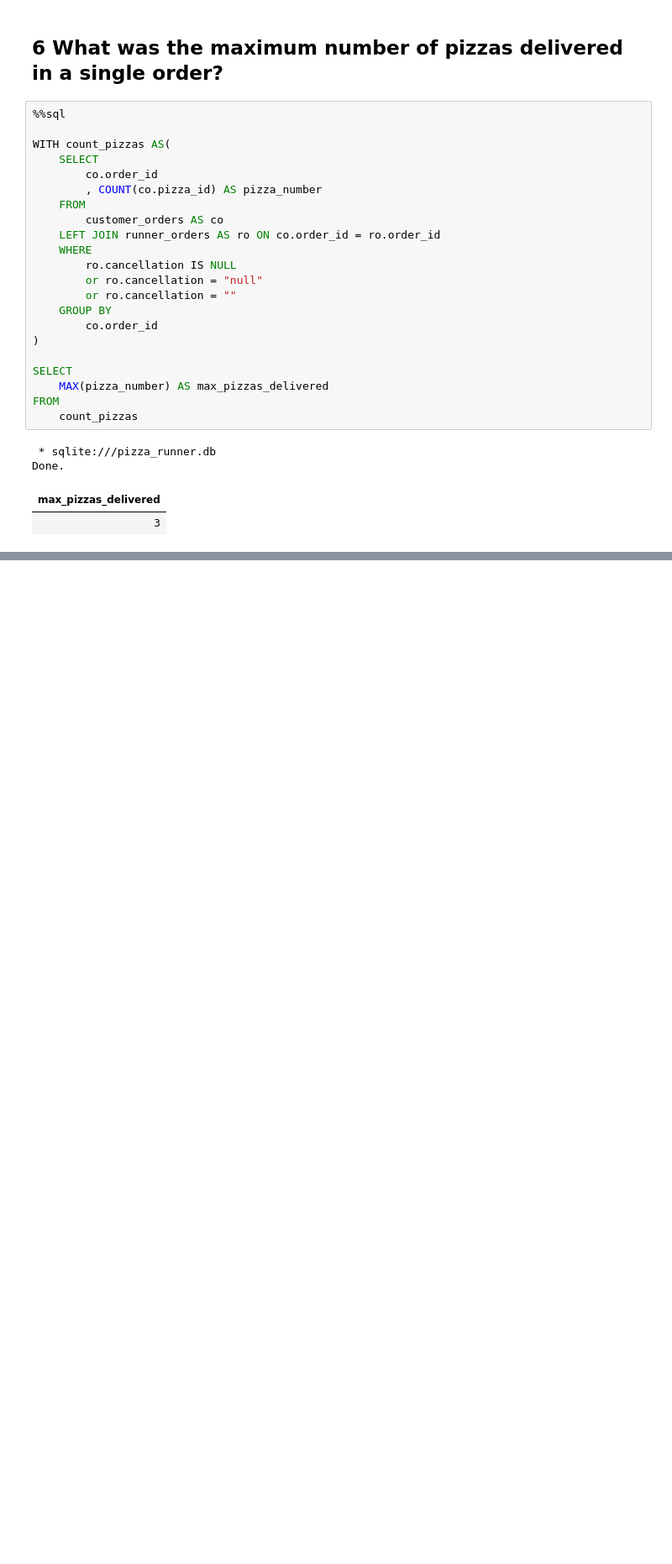
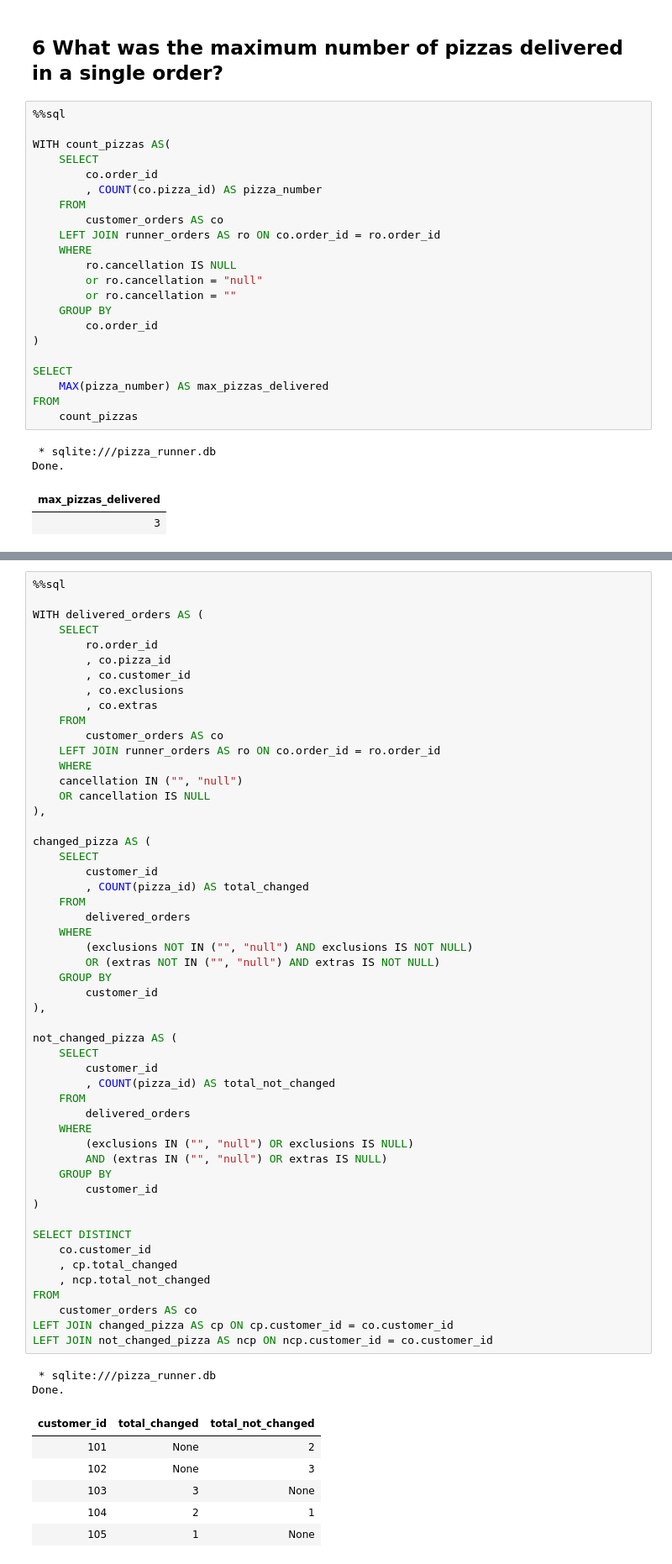
Before and after one commit to Kuziomkin/analytics_case_study, a Jupyter notebook: pizza_runner/pizza_runner_sql.ipynb, the cells around one changed output, grey strips where cells are left out. Shown at 84% size. Drawn from its saved outputs; the diff is of its cells as text; blank space fills up the shorter version.

```diff
--- a/pizza_runner/pizza_runner_sql.ipynb
+++ b/pizza_runner/pizza_runner_sql.ipynb
@@ -465,0 +465,61 @@ Done.
+# %%
+%%sql
+
+WITH delivered_orders AS (
+    SELECT
+        ro.order_id
+        , co.pizza_id
+        , co.customer_id
+        , co.exclusions
+        , co.extras
+    FROM
+        customer_orders AS co
+    LEFT JOIN runner_orders AS ro ON co.order_id = ro.order_id
+    WHERE
+    cancellation IN ("", "null")
+    OR cancellation IS NULL
+),
+
+changed_pizza AS (
+    SELECT
+        customer_id
+        , COUNT(pizza_id) AS total_changed
+    FROM
+        delivered_orders
+    WHERE
+        (exclusions NOT IN ("", "null") AND exclusions IS NOT NULL)
+        OR (extras NOT IN ("", "null") AND extras IS NOT NULL)
+    GROUP BY
+        customer_id
+),
+
+not_changed_pizza AS (
+    SELECT
+        customer_id
+        , COUNT(pizza_id) AS total_not_changed
+    FROM
+        delivered_orders
+    WHERE
+        (exclusions IN ("", "null") OR exclusions IS NULL)
+        AND (extras IN ("", "null") OR extras IS NULL)
+    GROUP BY
+        customer_id
+)
+
+SELECT DISTINCT
+    co.customer_id
+    , cp.total_changed
+    , ncp.total_not_changed
+FROM
+    customer_orders AS co
+LEFT JOIN changed_pizza AS cp ON cp.customer_id = co.customer_id
+LEFT JOIN not_changed_pizza AS ncp ON ncp.customer_id = co.customer_id
+# %% [output]
+ * sqlite:///pizza_runner.db
+Done.
+| customer_id | total_changed | total_not_changed |
+| 101 | None | 2 |
+| 102 | None | 3 |
+| 103 | 3 | None |
+| 104 | 2 | 1 |
+| 105 | 1 | None |
```
Also changed, not shown: parts of 3 cells of this notebook, 1 other file.
